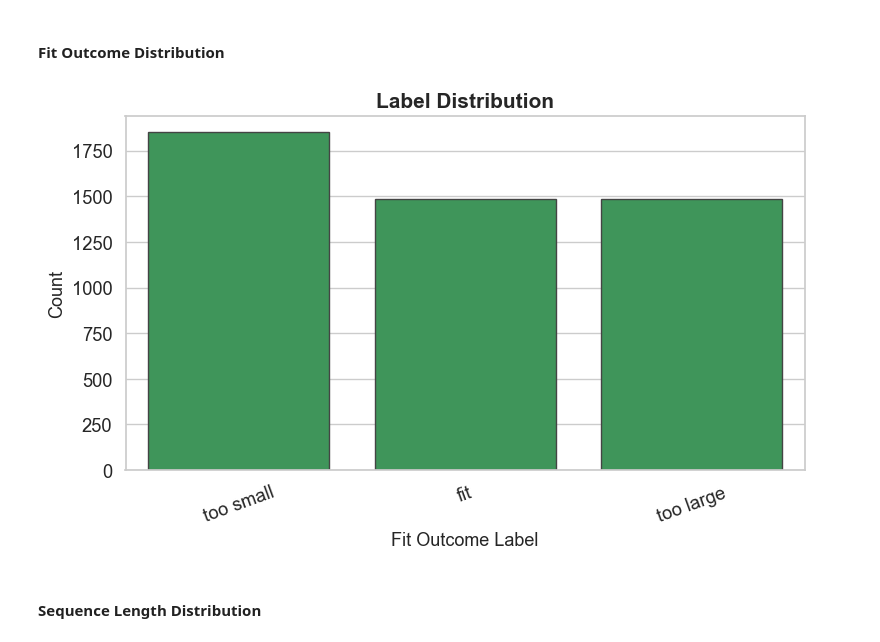
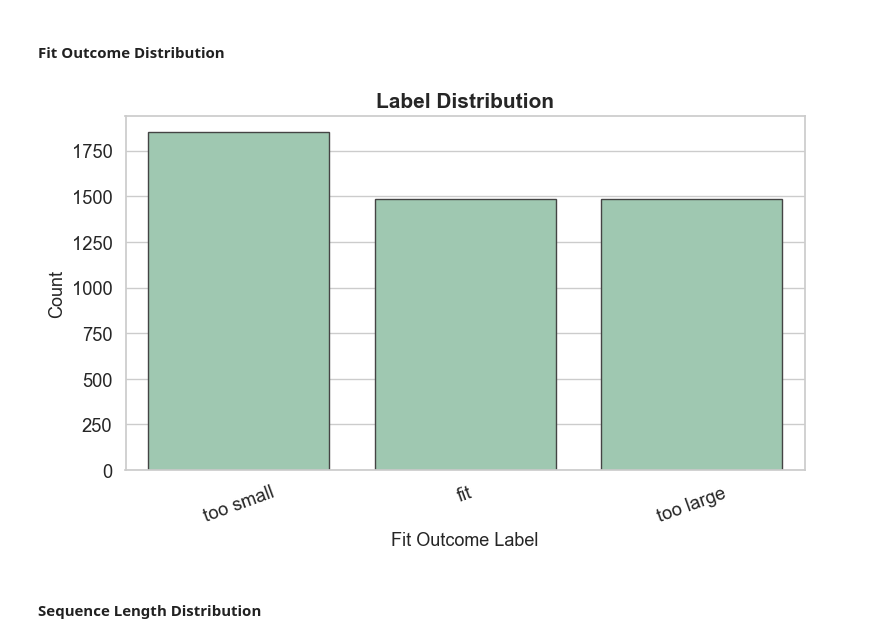
Before and after one commit to amandamagzal/size-fit-rec, a Jupyter notebook: notebooks/data_exploration.ipynb, the cells around one changed output. Saved outputs shown, nothing was run; the diff lists cells and outputs as text; code cells hidden in the pictures.

Commit message:
data exploration updated

```diff
--- a/notebooks/data_exploration.ipynb
+++ b/notebooks/data_exploration.ipynb
@@ -53,9 +53,9 @@ sns.set_theme(
 )
 
 PALETTE = [
-    "#31a354",
-    "#a1d99b",
-    "#e5f5e0"]
+    "#1b944e",
+    "#98cfb0",
+    "#66b889"]
 
 sns.set_palette(PALETTE)
 # %% [markdown]
@@ -255,15 +255,15 @@ transaction_df.head()
 # %%
 plt.figure(figsize=(8,5))
 order = transaction_df['fit_outcome'].value_counts().index
-sns.countplot(data=transaction_df, x='fit_outcome', order=order, edgecolor="#444444")
+sns.countplot(data=transaction_df, x='fit_outcome', order=order, color="#98cfb0", edgecolor="#444444")
 plt.xlabel("Fit Outcome Label", fontsize=13)
 plt.ylabel("Count", fontsize=13)
 plt.title("Label Distribution", fontsize=15, weight="bold")
 plt.xticks(rotation=20)
 plt.tight_layout()
 plt.show()
 # %% [output]
-[figure, old version]
+[figure, new version]
 # %% [markdown]
 #### Sequence Length Distribution
 # %%
```
Also changed, not shown: parts of 4 cells of this notebook.
